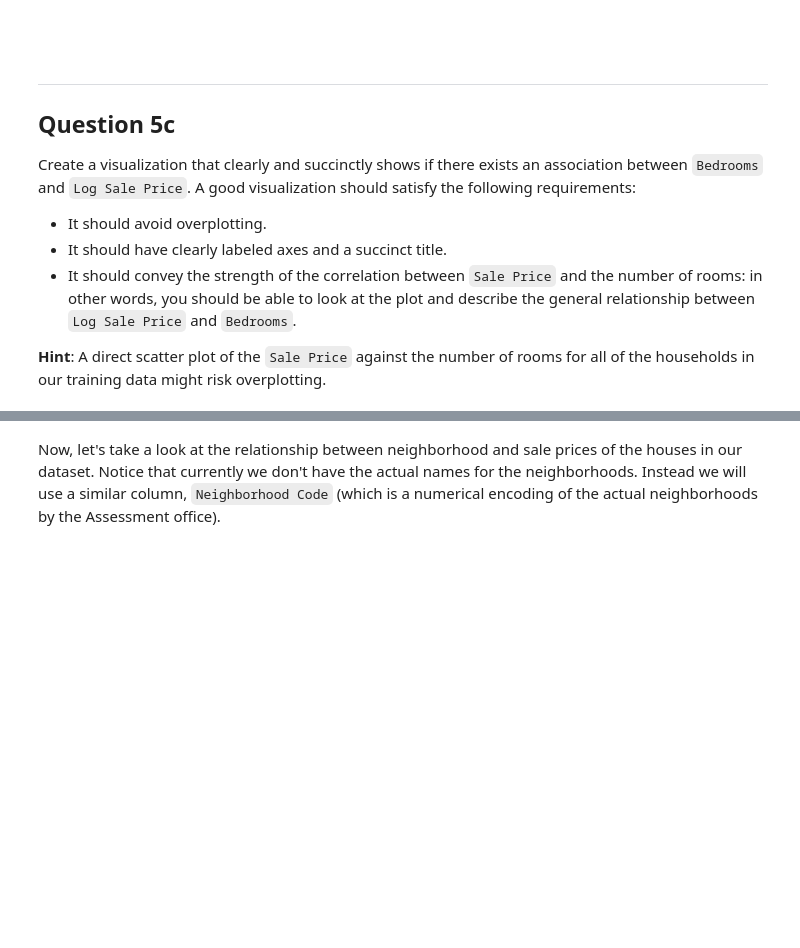
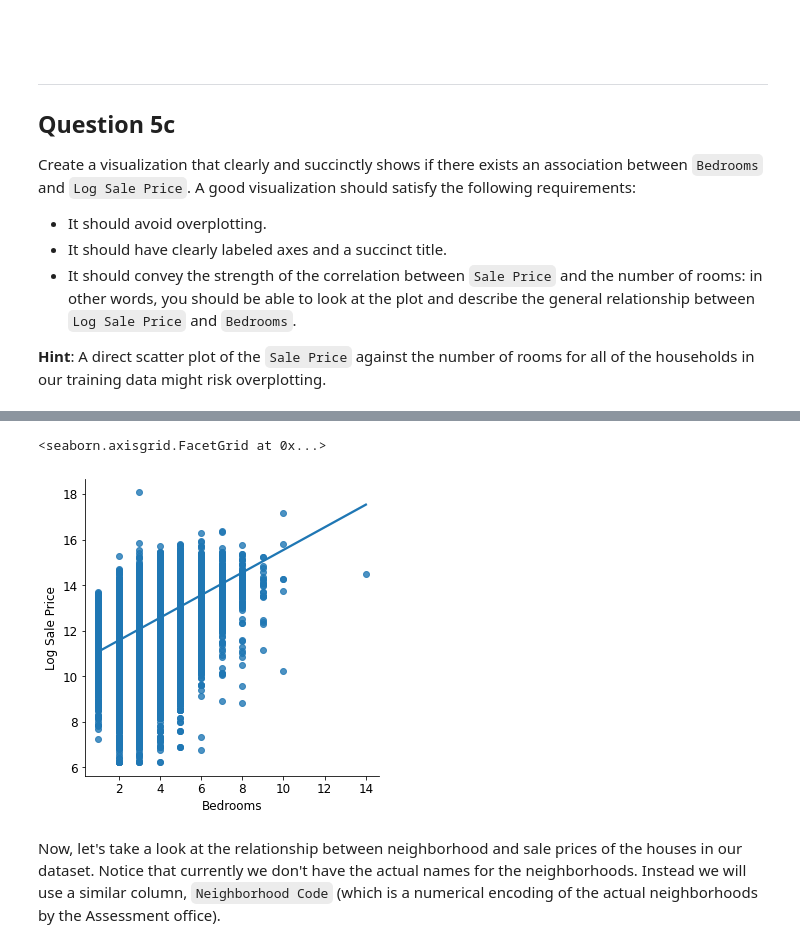
Before and after one commit to Alan-Heoooh/STAT471, a Jupyter notebook: Project/proj.ipynb, the cells around one changed output, grey strips where cells are left out. Cells and saved outputs as stored; diff of their text form; code cells hidden in the pictures; blank space fills up the shorter version.

```diff
--- a/Project/proj.ipynb
+++ b/Project/proj.ipynb
@@ -296,7 +297,7 @@ In the following cell, create a new column `Log Building Square Feet` in our `tr
 
 *To ensure that any errors from this part do not propagate to later questions, there will be no hidden tests for this question.*
 # %%
-training_data['Log Building Square Feet'] = ...
+training_data['Log Building Square Feet'] = np.log(training_data['Building Square Feet'])
 # %% [markdown]
 <!-- BEGIN QUESTION -->
 
@@ -391,7 +393,7 @@ def add_total_bedrooms(data):
 
     """
     with_rooms = data.copy()
-    ...
+    with_rooms['Bedrooms'] = with_rooms['Description'].str.extract(r'(\d+) of which are bedrooms').astype('int')
     return with_rooms
 
 training_data = add_total_bedrooms(training_data)
@@ -414,3 +429,9 @@ Create a visualization that clearly and succinctly shows if there exists an asso
+# %%
+training_data = add_total_bedrooms(training_data)
+sns.lmplot(x='Bedrooms', y='Log Sale Price', data=training_data, fit_reg=True)
+# %% [output]
+<seaborn.axisgrid.FacetGrid at 0x...>
+[figure, added]
 # %% [markdown]
 <!-- END QUESTION -->
 
```
Also changed, not shown: parts of 30 cells of this notebook, 5 other files.
